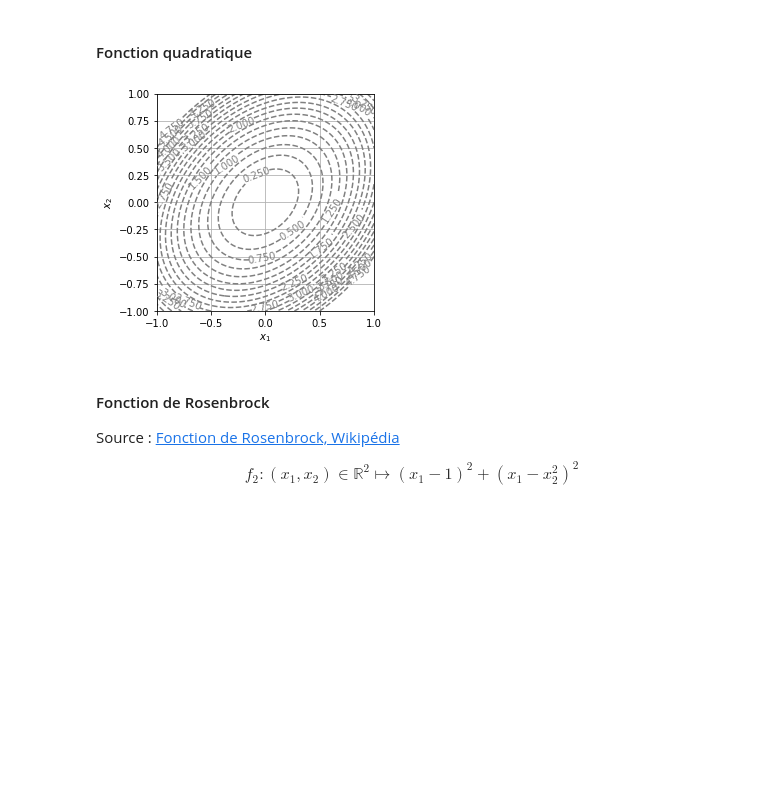
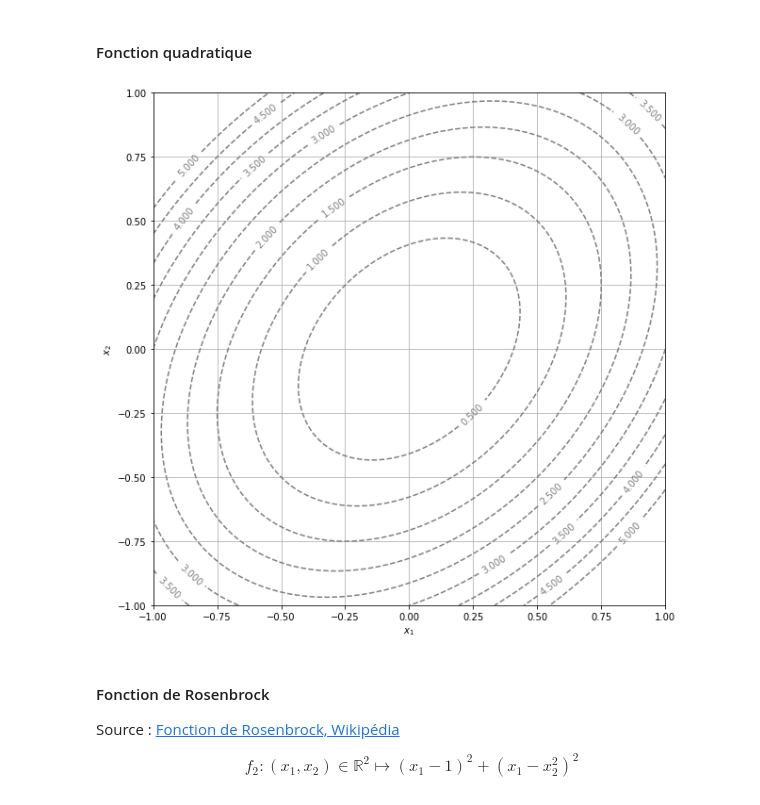
Before and after one commit to RobinWillocquet/projet-maths-octobre, a Jupyter notebook: Courbes de niveau.ipynb, the cells around one changed output. Drawn from its saved outputs; the diff is of its cells as text; code cells hidden in the pictures; blank space fills up the shorter version.

```diff
--- a/Courbes de niveau.ipynb
+++ b/Courbes de niveau.ipynb
@@ -45,12 +45,12 @@ import autograd
 import autograd.numpy as np
 
 # Pandas
-#import pandas as pd
+import pandas as pd
 
 # Matplotlib
 import matplotlib as mpl
 import matplotlib.pyplot as plt
-plt.rcParams['figure.figsize'] = [12, 12] # [width, height] (inches).
+plt.rcParams['figure.figsize'] = [10, 10] # [width, height] (inches).
 
 # Jupyter & IPython
 from IPython.display import display
@@ -152,12 +152,12 @@ def f1(x1, x2):
 # %%
 display_contour(
     f1,
     x=np.linspace(-1.0, 1.0, 100),
     y=np.linspace(-1.0, 1.0, 100),
-    levels= np.arange(0,5,0.25) # 10 levels, automatically selected
+    levels= np.linspace(0,5,11) # 10 levels, automatically selected
 )
 # %% [output]
-[figure, old version]
+[figure, new version]
 # %% [markdown]
 #### Fonction de Rosenbrock
 
```
Also changed, not shown: parts of 13 cells of this notebook.
